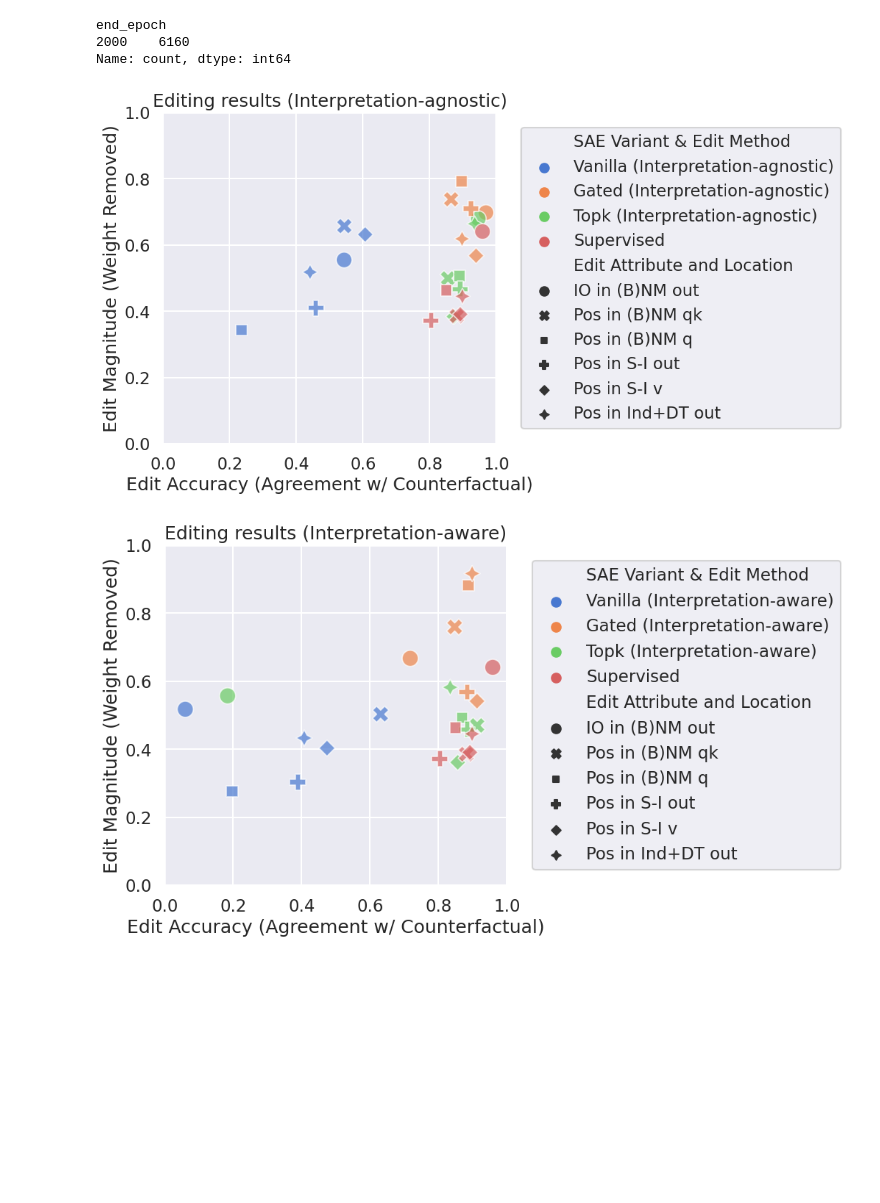
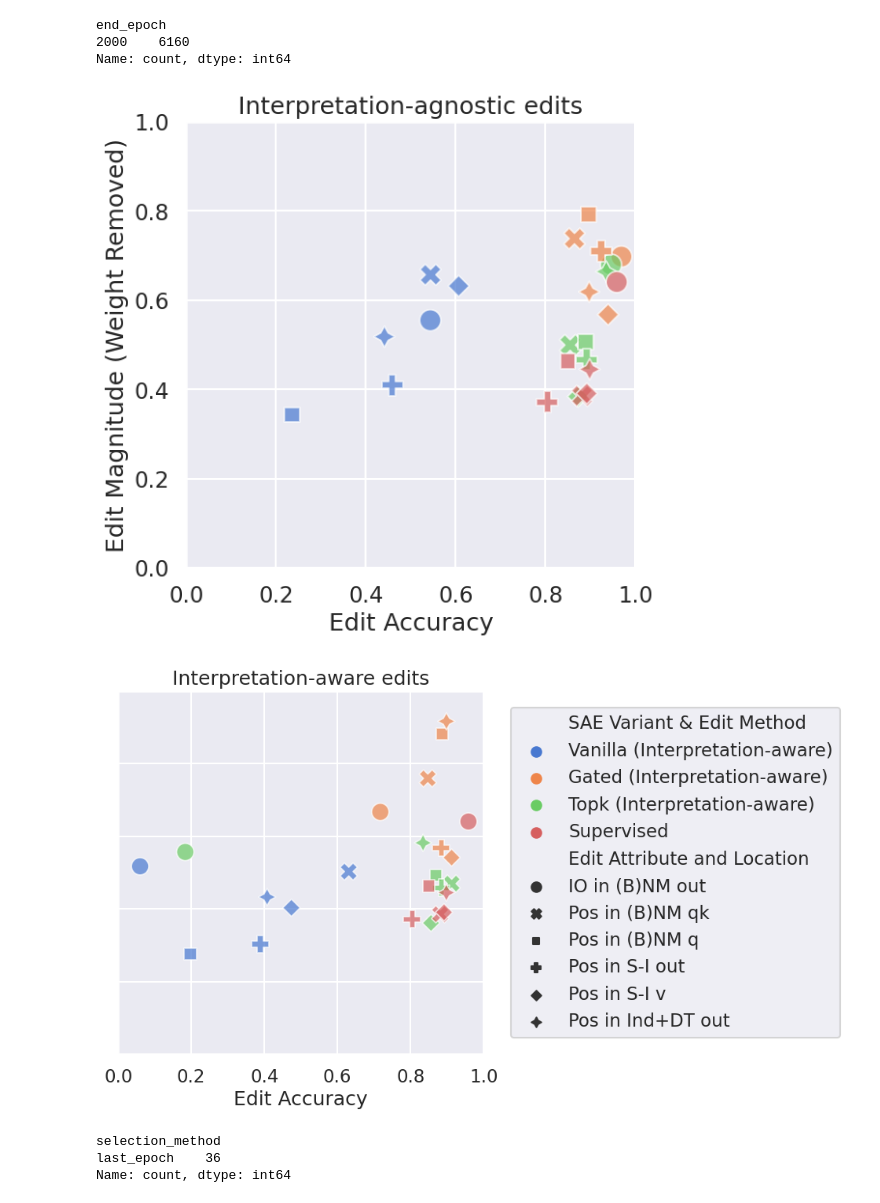
Before and after one commit to amakelov/sae, a Jupyter notebook: analysis.ipynb, the cells around one changed output. Drawn from its saved outputs; the diff is of its cells as text; code cells hidden in the pictures; blank space fills up the shorter version.

```diff
--- a/analysis.ipynb
+++ b/analysis.ipynb
@@ -616,10 +655,10 @@ for node in A_TRAIN_DICT.keys():
             attribute = features[0]
             heads_class = NODE_TO_HEADS_CLASS[node]
             if (attribute == 'io_pos' and heads_class in HEAD_CLASSES_POS) or (attribute == 'io' and heads_class in HEAD_CLASSES_IO):
-                best_encoder = SELECTED_SAES_OPTIONS['overall'][variant, 'agnostic', node, ('io',), 2, 'l2'][0]
+                best_encoder = SELECTED_SAES_OPTIONS['last_epoch'][variant, 'agnostic', node, (attribute,), 2, 'l2'][0]
                 best_encoder = storage.unwrap(best_encoder)
                 parametrization = get_parametrization(node, eventually='independent', use_names=False)
-                supervised_features = storage.unwrap(SUPERVISED_FEATURES_DICT[node, parametrization, 'mean'])[('io',)]
+                supervised_features = storage.unwrap(SUPERVISED_FEATURES_DICT[node, parametrization, 'mean'])[(attribute,)]
                 supervised_features_normalized = supervised_features / supervised_features.norm(dim=1, keepdim=True)
                 best_cosine_sims = einsum('hidden dim, names dim -> hidden names', best_encoder.W_dec, supervised_features_normalized).max(dim=1).values
                 # print(best_cosine_sims.mean().item())
@@ -657,10 +672,18 @@ cosine_sims_df
 # %%
 # density plots of cosine_sims using seaborn
 
-fig, ax = plt.subplots(figsize=(10, 5))
 # combine the 'variant' and 'attribute' columns
 cosine_sims_df['SAE Variant & Attribute'] = cosine_sims_df['variant'] + ', ' + cosine_sims_df['attribute'].apply(lambda x: "IO" if x == "io" else "Pos")
-sns.kdeplot(data=cosine_sims_df, x='cosine_sim', hue='SAE Variant & Attribute', ax=ax)
-plt.title('Mean Max Cosine Similarity between SAE and Supervised Features')
-plt.show()
+for attribute in ('io', 'io_pos'):
+    attribute_displayname = 'IO' if attribute == 'io' else 'Pos'
+    fig, ax = plt.subplots(figsize=(10, 5))
+    sns.kdeplot(data=cosine_sims_df.query(f'attribute == "{attribute}"'), x='cosine_sim', hue='variant', ax=ax, )
+    # plt.title(f'Mean-Max Cosine Similarity ({attribute_displayname})')
+    # increase title font size
+    plt.title(f'Mean-Max Cosine Similarity ({attribute_displayname})', fontsize=20)
+    # change the x-axis name
+    plt.xlabel('Cosine Similarity Value')
+    plt.show()
+    # save the figure as pdf
+    fig.savefig(f'cosine_sims_{attribute}.pdf', bbox_inches='tight')
 # %% [output]
@@ -877,39 +901,56 @@ def combine_variant_and_method(variant, method):
         elif method == 'interp':
             method = 'Interpretation-aware'
         else:
             raise ValueError(f'Unknown method: {method}')
         return f'{variant.capitalize()} ({method})'
 
 for edit_types in (['agnostic',], ['interp',]):
     final_df['variant_and_method'] = final_df.apply(lambda x: combine_variant_and_method(x['variant'], x['edit_type']), axis=1)
     query = f'(edit_type in {edit_types} or variant == "supervised")'
     displaynames = {
         'variant_and_method': 'SAE Variant & Edit Method',
         'edit_location': 'Edit Attribute and Location',
     }
     for k, v in displaynames.items():
         final_df[v] = final_df[k].copy()
 
     # now plot lines combining the two metrics
     fig, ax = plt.subplots(figsize=(6, 6))
     sns.scatterplot(data=final_df.query(query), x='agreement_with_cf', y='weight_removed', hue=displaynames['variant_and_method'], ax=ax,
                 style=displaynames['edit_location'], s=250,
                 # increase opacity
                 alpha=0.7)
     # set x, y limits to 0-1
     ax.set_xlim(0, 1)
     ax.set_ylim(0, 1)
     # set the title
     method_label = "Interpretation-aware" if edit_types == ['interp',] else "Interpretation-agnostic"
-    plt.title(f'Editing results ({method_label})')
+    plt.title(f'{method_label} edits')
     # put the legend outside of the plot to the right
-    ax.legend(loc='center left', bbox_to_anchor=(1.05, 0.5))
     # rename x, y axes
-    ax.set_xlabel('Edit Accuracy (Agreement w/ Counterfactual)')
-    ax.set_ylabel('Edit Magnitude (Weight Removed)')
+    ax.set_xlabel('Edit Accuracy')
+    if edit_types == ['agnostic',]:
+        ax.set_ylabel('Edit Magnitude (Weight Removed)')
+        # hide the legend
+        ax.legend().set_visible(False)
+    else:
+        ax.set_ylabel('')
+        # hide the y ticks without removing the grid lines
+        ax.tick_params(axis='y', which='both', length=0)
+        ax.set_yticklabels([])
+
+        ax.legend(loc='center left', bbox_to_anchor=(1.05, 0.5))
+    # save the figure
+    plt.savefig(f'editing_acc_vs_magnitude_{method_label}.pdf', bbox_inches='tight')
 # %% [output]
-[figure, old version]
+[figure, new version]
-[figure, old version]
+[figure, new version]
+# %%
+final_df.selection_method.value_counts()
+# %% [output]
+selection_method
+last_epoch    36
+Name: count, dtype: int64
 # %%
 final_df.query('edit_type == "agnostic" or variant == "supervised"')
 # %%
```
Also changed, not shown: parts of 14 cells of this notebook, 4 other files.
